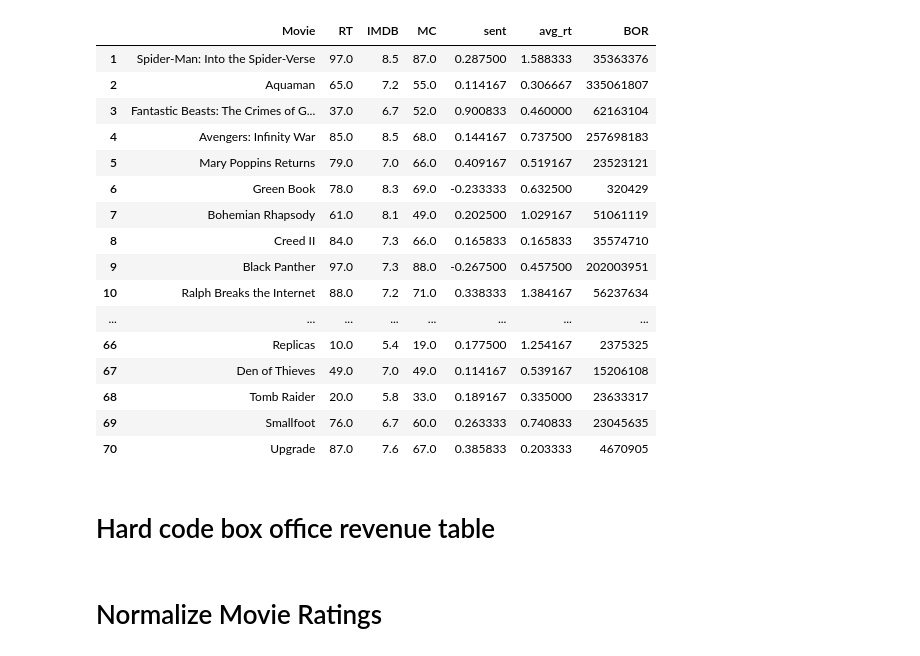
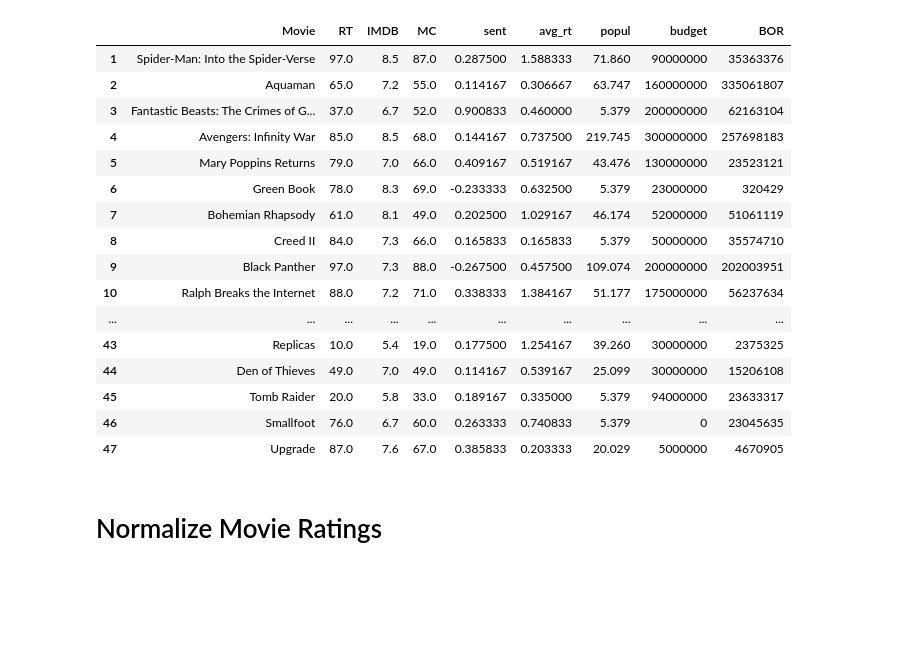
Before and after one commit to jorginazario/social_sensing_boxoffice, a Jupyter notebook: MLinear_Regression.ipynb, the cells around one changed output. Drawn from its saved outputs; the diff is of its cells as text; code cells hidden in the pictures; blank space fills up the shorter version.

```diff
--- a/MLinear_Regression.ipynb
+++ b/MLinear_Regression.ipynb
@@ -15,14 +15,23 @@ pd.set_option('display.max_rows', None)
 # %%
 movie_ratings = pd.read_csv("/afs/crc.nd.edu/user/j/jnazario/social_sensing_boxoffice/movieRatings.txt", names = ["Movie", "RT", "IMDB", "MC"])
 movie_features = pd.read_json("/afs/crc.nd.edu/user/j/jnazario/social_sensing_boxoffice/tweetsMovies.json", typ='series')
-#movie_popularity = pd.read_json("/afs/crc.nd.edu/user/j/jnazario/social_sensing_boxoffice/moviePopularity.json", typ='series')
-#display(movie_features)
+movie_popularity = pd.read_json("/afs/crc.nd.edu/user/j/jnazario/social_sensing_boxoffice/moviePopularity.json", typ='series')
+movie_budget = pd.read_json("/afs/crc.nd.edu/user/j/jnazario/social_sensing_boxoffice/moviebudget.json", typ='series')
 
 with open('/afs/crc.nd.edu/user/j/jnazario/social_sensing_boxoffice/boxEarnings.json', 'r') as f:
     data = json.load(f)
 
-#movie_BOR = pd.read_json("data")
 df = pd.DataFrame({'BOR': data})
 df = df.reset_index()
 df.columns = ["Movie","BOR"]
 movie_BOR = df
+
+df1 = pd.DataFrame(movie_popularity)
+df1 = df1.reset_index()
+df1.columns = ["Movie","popul"]
+df1
+
+df2 = pd.DataFrame(movie_budget)
+df2 = df2.reset_index()
+df2.columns = ["Movie","budget"]
+df2.head()
@@ -65,29 +61,30 @@ display(movie_features)
 # %%
 #result = pd.concat([movie_ratings, movie_features], axis=0, sort=False)
 final = movie_ratings.merge(movie_features[['Movie','sent','avg_rt']], on = ['Movie'])
+final = final.merge(df1[['Movie','popul']], on = ['Movie'])
+final = final.merge(df2[['Movie','budget']], on = ['Movie'])
 final = final.merge(movie_BOR[['Movie','BOR']], on = ['Movie'])
+
 #final.dtypes
 final
 final = final[~final['BOR'].isin(['0'])]
 
 final
 # %% [output]
-|  | Movie | RT | IMDB | MC | sent | avg_rt | BOR |
-| 1 | Spider-Man: Into the Spider-Verse | 97.0 | 8.5 | 87.0 | 0.287500 | 1.588333 | 35363376 |
-| 2 | Aquaman | 65.0 | 7.2 | 55.0 | 0.114167 | 0.306667 | 335061807 |
-| 3 | Fantastic Beasts: The Crimes of G... | 37.0 | 6.7 | 52.0 | 0.900833 | 0.460000 | 62163104 |
-| 4 | Avengers: Infinity War | 85.0 | 8.5 | 68.0 | 0.144167 | 0.737500 | 257698183 |
-| 5 | Mary Poppins Returns | 79.0 | 7.0 | 66.0 | 0.409167 | 0.519167 | 23523121 |
-| 6 | Green Book | 78.0 | 8.3 | 69.0 | -0.233333 | 0.632500 | 320429 |
-| 7 | Bohemian Rhapsody | 61.0 | 8.1 | 49.0 | 0.202500 | 1.029167 | 51061119 |
-| 8 | Creed II | 84.0 | 7.3 | 66.0 | 0.165833 | 0.165833 | 35574710 |
-| 9 | Black Panther | 97.0 | 7.3 | 88.0 | -0.267500 | 0.457500 | 202003951 |
-| 10 | Ralph Breaks the Internet | 88.0 | 7.2 | 71.0 | 0.338333 | 1.384167 | 56237634 |
-| ... | ... | ... | ... | ... | ... | ... | ... |
-| 66 | Replicas | 10.0 | 5.4 | 19.0 | 0.177500 | 1.254167 | 2375325 |
-| 67 | Den of Thieves | 49.0 | 7.0 | 49.0 | 0.114167 | 0.539167 | 15206108 |
-| 68 | Tomb Raider | 20.0 | 5.8 | 33.0 | 0.189167 | 0.335000 | 23633317 |
-| 69 | Smallfoot | 76.0 | 6.7 | 60.0 | 0.263333 | 0.740833 | 23045635 |
-| 70 | Upgrade | 87.0 | 7.6 | 67.0 | 0.385833 | 0.203333 | 4670905 |
+|  | Movie | RT | IMDB | MC | sent | avg_rt | popul | budget | BOR |
+| 1 | Spider-Man: Into the Spider-Verse | 97.0 | 8.5 | 87.0 | 0.287500 | 1.588333 | 71.860 | 90000000 | 35363376 |
+| 2 | Aquaman | 65.0 | 7.2 | 55.0 | 0.114167 | 0.306667 | 63.747 | 160000000 | 335061807 |
+| 3 | Fantastic Beasts: The Crimes of G... | 37.0 | 6.7 | 52.0 | 0.900833 | 0.460000 | 5.379 | 200000000 | 62163104 |
+| 4 | Avengers: Infinity War | 85.0 | 8.5 | 68.0 | 0.144167 | 0.737500 | 219.745 | 300000000 | 257698183 |
+| 5 | Mary Poppins Returns | 79.0 | 7.0 | 66.0 | 0.409167 | 0.519167 | 43.476 | 130000000 | 23523121 |
+| 6 | Green Book | 78.0 | 8.3 | 69.0 | -0.233333 | 0.632500 | 5.379 | 23000000 | 320429 |
+| 7 | Bohemian Rhapsody | 61.0 | 8.1 | 49.0 | 0.202500 | 1.029167 | 46.174 | 52000000 | 51061119 |
+| 8 | Creed II | 84.0 | 7.3 | 66.0 | 0.165833 | 0.165833 | 5.379 | 50000000 | 35574710 |
+| 9 | Black Panther | 97.0 | 7.3 | 88.0 | -0.267500 | 0.457500 | 109.074 | 200000000 | 202003951 |
+| 10 | Ralph Breaks the Internet | 88.0 | 7.2 | 71.0 | 0.338333 | 1.384167 | 51.177 | 175000000 | 56237634 |
+| ... | ... | ... | ... | ... | ... | ... | ... | ... | ... |
+| 43 | Replicas | 10.0 | 5.4 | 19.0 | 0.177500 | 1.254167 | 39.260 | 30000000 | 2375325 |
+| 44 | Den of Thieves | 49.0 | 7.0 | 49.0 | 0.114167 | 0.539167 | 25.099 | 30000000 | 15206108 |
+| 45 | Tomb Raider | 20.0 | 5.8 | 33.0 | 0.189167 | 0.335000 | 5.379 | 94000000 | 23633317 |
+| 46 | Smallfoot | 76.0 | 6.7 | 60.0 | 0.263333 | 0.740833 | 5.379 | 0 | 23045635 |
+| 47 | Upgrade | 87.0 | 7.6 | 67.0 | 0.385833 | 0.203333 | 20.029 | 5000000 | 4670905 |
-# %% [markdown]
-<h1>Hard code box office revenue table</h1>
```
Also changed, not shown: parts of 15 cells of this notebook.
